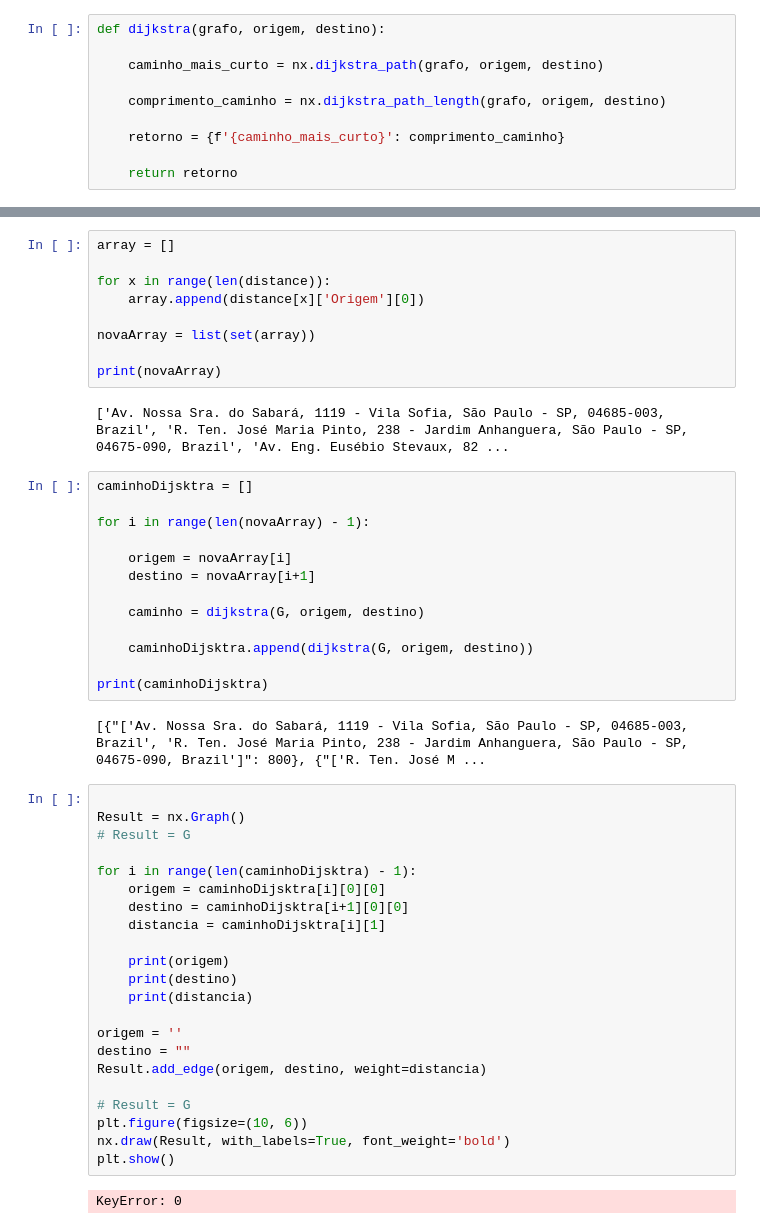
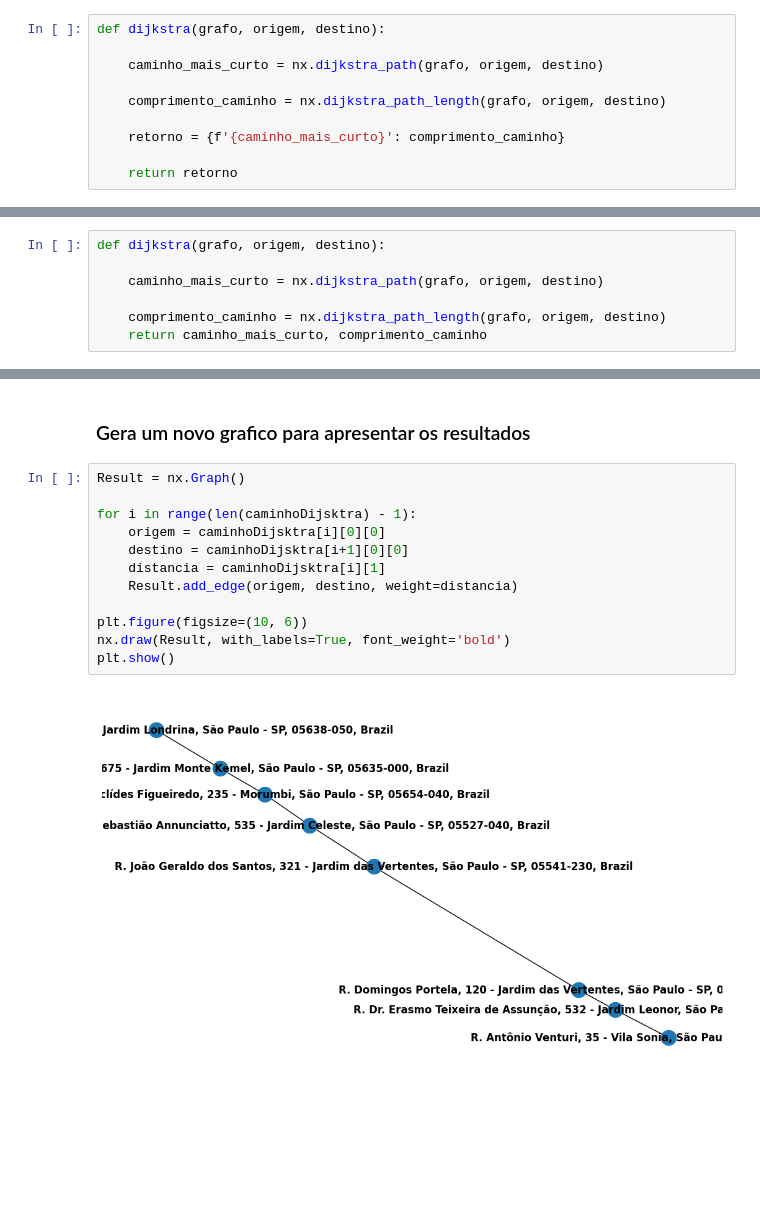
Before and after one commit to 55Hian/Estrutura-de-dados, a Jupyter notebook: atividade2 (2).ipynb, the cells around one changed output, grey strips where cells are left out. Saved outputs shown, nothing was run; the diff lists cells and outputs as text; blank space fills up the shorter version.

```diff
--- a/atividade2 (2).ipynb
+++ b/atividade2 (2).ipynb
@@ -284,0 +514,7 @@ for x in menoresDist:
+# %%
+def dijkstra(grafo, origem, destino):
+
+    caminho_mais_curto = nx.dijkstra_path(grafo, origem, destino)
+
+    comprimento_caminho = nx.dijkstra_path_length(grafo, origem, destino)
+    return caminho_mais_curto, comprimento_caminho
@@ -301,50 +568,16 @@ Comprimento do caminho: 9034
-# %%
-array = []
-
-for x in range(len(distance)):
-    array.append(distance[x]['Origem'][0])
-
-novaArray = list(set(array))
-
-print(novaArray)
-# %% [output]
-['Av. Nossa Sra. do Sabará, 1119 - Vila Sofia, São Paulo - SP, 04685-003, Brazil', 'R. Ten. José Maria Pinto, 238 - Jardim Anhanguera, São Paulo - SP, 04675-090, Brazil', 'Av. Eng. Eusébio Stevaux, 82 ...
-# %%
-caminhoDijsktra = []
-
-for i in range(len(novaArray) - 1):
-
-    origem = novaArray[i]
-    destino = novaArray[i+1]
-
-    caminho = dijkstra(G, origem, destino)
-
-    caminhoDijsktra.append(dijkstra(G, origem, destino))
-
-print(caminhoDijsktra)
-# %% [output]
-[{"['Av. Nossa Sra. do Sabará, 1119 - Vila Sofia, São Paulo - SP, 04685-003, Brazil', 'R. Ten. José Maria Pinto, 238 - Jardim Anhanguera, São Paulo - SP, 04675-090, Brazil']": 800}, {"['R. Ten. José M ...
+# %% [markdown]
+### Gera um novo grafico para apresentar os resultados
 # %%
-
 Result = nx.Graph()
-# Result = G
 
 for i in range(len(caminhoDijsktra) - 1):
     origem = caminhoDijsktra[i][0][0]
     destino = caminhoDijsktra[i+1][0][0]
     distancia = caminhoDijsktra[i][1]
+    Result.add_edge(origem, destino, weight=distancia)
 
-    print(origem)
-    print(destino)
-    print(distancia)
-
-origem = ''
-destino = ""
-Result.add_edge(origem, destino, weight=distancia)
-
-# Result = G
 plt.figure(figsize=(10, 6))
 nx.draw(Result, with_labels=True, font_weight='bold')
 plt.show()
 # %% [output]
-KeyError: 0
+[figure, added]
```
Also changed, not shown: parts of 36 cells of this notebook.
